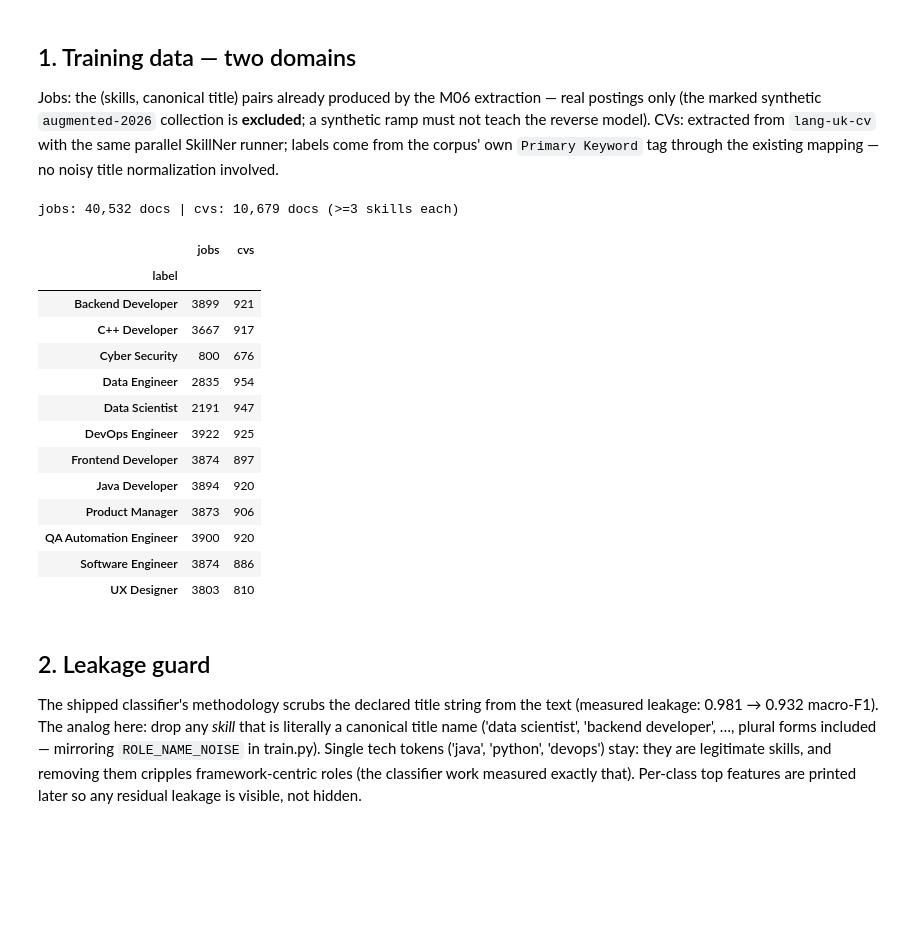
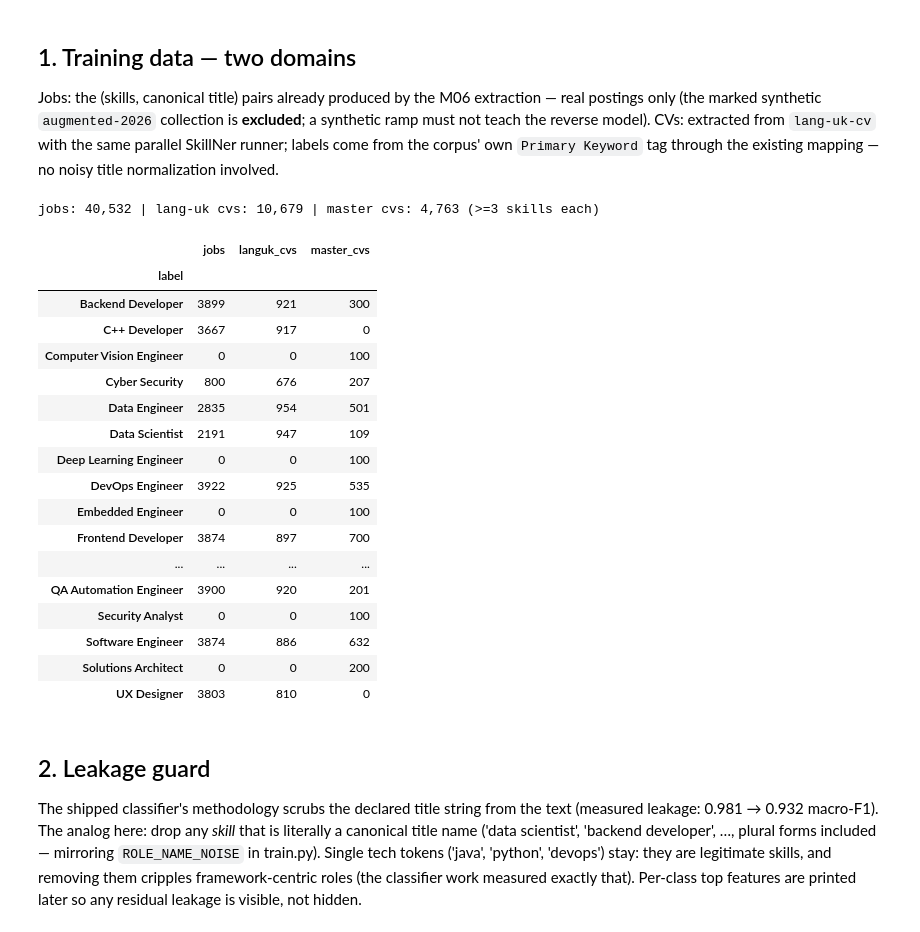
Before and after one commit to yaringol/CareerLens, a Jupyter notebook: ds/model/skills_to_title.ipynb, the cells around one changed output. Drawn from its saved outputs; the diff is of its cells as text; code cells hidden in the pictures; blank space fills up the shorter version.

```diff
--- a/ds/model/skills_to_title.ipynb
+++ b/ds/model/skills_to_title.ipynb
@@ -39,8 +42,8 @@ from taxonomy import CANONICAL_TITLES
 
 client = MongoClient(os.environ['MONGO_URI'])
 db = client['careerlens']
-JOBS_SKILLS, CV_SKILLS = 'lang-uk-job-skills', 'lang-uk-cv-skills'
-print({c: db[c].estimated_document_count() for c in (JOBS_SKILLS, CV_SKILLS)})
+JOBS_SKILLS, CV_SKILLS, MASTER_SKILLS = 'lang-uk-job-skills', 'lang-uk-cv-skills', 'master-resumes-skills'
+print({c: db[c].estimated_document_count() for c in (JOBS_SKILLS, CV_SKILLS, MASTER_SKILLS)})
 
 def doc_skills(doc):
     """Skill set of one document: SkillNer full matches + high-confidence ngrams."""
@@ -67,33 +70,40 @@ normalization involved.
 # %%
 def load_domain(coll_name):
     rows = []
     for doc in db[coll_name].find({}, {'og_title': 1, 'skills': 1}):
         s = doc_skills(doc)
         if len(s) >= 3:
             rows.append({'label': doc['og_title'], 'skills': s})
     return pd.DataFrame(rows)
 
 df_jobs = load_domain(JOBS_SKILLS)
 df_cvs  = load_domain(CV_SKILLS)
-print(f"jobs: {len(df_jobs):,} docs | cvs: {len(df_cvs):,} docs (>=3 skills each)")
+df_master = load_domain(MASTER_SKILLS)
+df_master = df_master[df_master.label != '__other__'].reset_index(drop=True)  # 19 docs - too few to learn a rejection class
+print(f"jobs: {len(df_jobs):,} | lang-uk cvs: {len(df_cvs):,} | master cvs: {len(df_master):,} (>=3 skills each)")
 pd.DataFrame({'jobs': df_jobs.label.value_counts(),
-              'cvs': df_cvs.label.value_counts()}).fillna(0).astype(int)
+              'languk_cvs': df_cvs.label.value_counts(),
+              'master_cvs': df_master.label.value_counts()}).fillna(0).astype(int)
 # %% [output]
-jobs: 40,532 docs | cvs: 10,679 docs (>=3 skills each)
+jobs: 40,532 | lang-uk cvs: 10,679 | master cvs: 4,763 (>=3 skills each)
-|  | jobs | cvs |
-| label |  |  |
-| Backend Developer | 3899 | 921 |
-| C++ Developer | 3667 | 917 |
-| Cyber Security | 800 | 676 |
-| Data Engineer | 2835 | 954 |
-| Data Scientist | 2191 | 947 |
-| DevOps Engineer | 3922 | 925 |
-| Frontend Developer | 3874 | 897 |
-| Java Developer | 3894 | 920 |
-| Product Manager | 3873 | 906 |
-| QA Automation Engineer | 3900 | 920 |
-| Software Engineer | 3874 | 886 |
-| UX Designer | 3803 | 810 |
+|  | jobs | languk_cvs | master_cvs |
+| label |  |  |  |
+| Backend Developer | 3899 | 921 | 300 |
+| C++ Developer | 3667 | 917 | 0 |
+| Computer Vision Engineer | 0 | 0 | 100 |
+| Cyber Security | 800 | 676 | 207 |
+| Data Engineer | 2835 | 954 | 501 |
+| Data Scientist | 2191 | 947 | 109 |
+| Deep Learning Engineer | 0 | 0 | 100 |
+| DevOps Engineer | 3922 | 925 | 535 |
+| Embedded Engineer | 0 | 0 | 100 |
+| Frontend Developer | 3874 | 897 | 700 |
+| ... | ... | ... | ... |
+| QA Automation Engineer | 3900 | 920 | 201 |
+| Security Analyst | 0 | 0 | 100 |
+| Software Engineer | 3874 | 886 | 632 |
+| Solutions Architect | 0 | 0 | 200 |
+| UX Designer | 3803 | 810 | 0 |
 # %% [markdown]
 ## 2. Leakage guard
 
```
Also changed, not shown: parts of 12 cells of this notebook, 1 other file.
